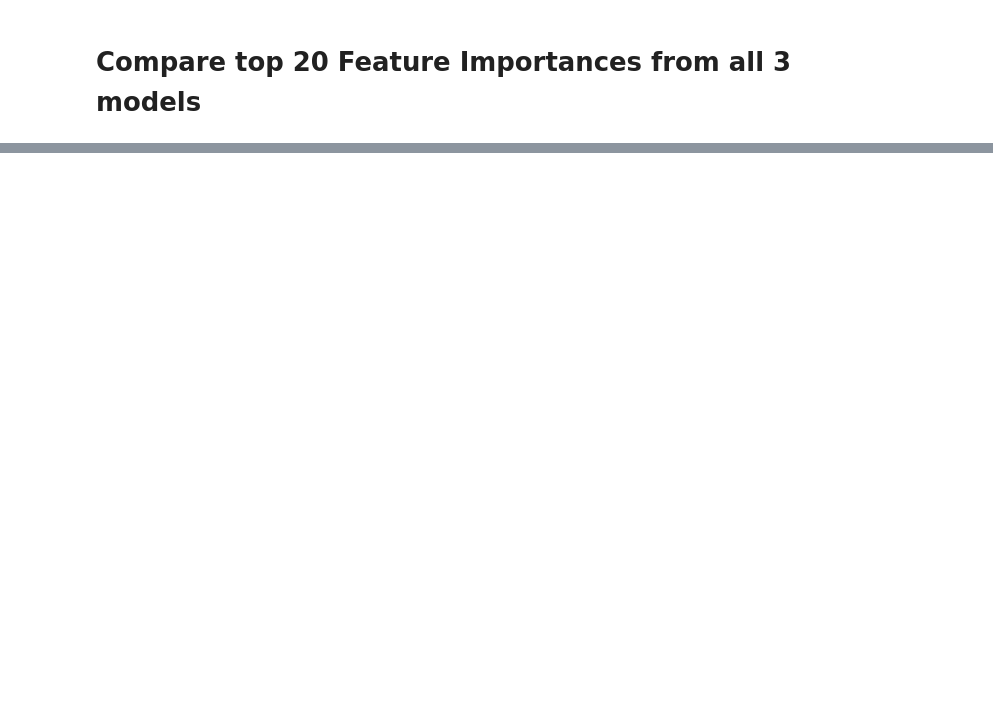
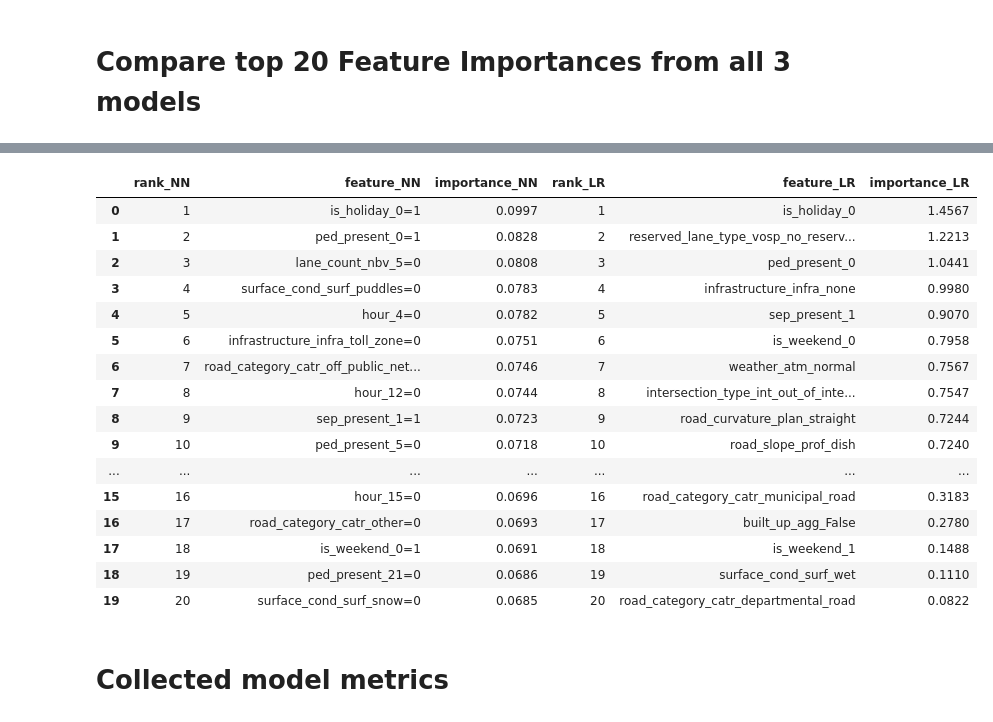
Before and after one commit to August-JF-Perez/AugustP_Crash_Location_Characterization, a Jupyter notebook: Capstone_3_Everything.ipynb, the cells around one changed output, grey strips where cells are left out. Saved outputs shown, nothing was run; the diff lists cells and outputs as text; code cells hidden in the pictures; blank space fills up the shorter version.

```diff
--- a/Capstone_3_Everything.ipynb
+++ b/Capstone_3_Everything.ipynb
@@ -4107,0 +4209,7 @@ display(Image(filename='figures/plot_top_20_nn.png'))
+# %%
+#See where NN & LR models agree on important features
+
+feats_NN_LR = feats_all[['rank_NN', 'feature_NN', 'importance_NN', 'rank_LR', 'feature_LR', 'importance_LR']]
+
+
+feats_NN_LR = feats_NN_LR.sort_values(by='rank_LR', ascending=True)
@@ -4107,0 +4244,22 @@ display(Image(filename='figures/plot_top_20_nn.png'))
+# %%
+feats_NN_LR
+# %% [output]
+|  | rank_NN | feature_NN | importance_NN | rank_LR | feature_LR | importance_LR |
+| 0 | 1 | is_holiday_0=1 | 0.0997 | 1 | is_holiday_0 | 1.4567 |
+| 1 | 2 | ped_present_0=1 | 0.0828 | 2 | reserved_lane_type_vosp_no_reserv... | 1.2213 |
+| 2 | 3 | lane_count_nbv_5=0 | 0.0808 | 3 | ped_present_0 | 1.0441 |
+| 3 | 4 | surface_cond_surf_puddles=0 | 0.0783 | 4 | infrastructure_infra_none | 0.9980 |
+| 4 | 5 | hour_4=0 | 0.0782 | 5 | sep_present_1 | 0.9070 |
+| 5 | 6 | infrastructure_infra_toll_zone=0 | 0.0751 | 6 | is_weekend_0 | 0.7958 |
+| 6 | 7 | road_category_catr_off_public_net... | 0.0746 | 7 | weather_atm_normal | 0.7567 |
+| 7 | 8 | hour_12=0 | 0.0744 | 8 | intersection_type_int_out_of_inte... | 0.7547 |
+| 8 | 9 | sep_present_1=1 | 0.0723 | 9 | road_curvature_plan_straight | 0.7244 |
+| 9 | 10 | ped_present_5=0 | 0.0718 | 10 | road_slope_prof_dish | 0.7240 |
+| ... | ... | ... | ... | ... | ... | ... |
+| 15 | 16 | hour_15=0 | 0.0696 | 16 | road_category_catr_municipal_road | 0.3183 |
+| 16 | 17 | road_category_catr_other=0 | 0.0693 | 17 | built_up_agg_False | 0.2780 |
+| 17 | 18 | is_weekend_0=1 | 0.0691 | 18 | is_weekend_1 | 0.1488 |
+| 18 | 19 | ped_present_21=0 | 0.0686 | 19 | surface_cond_surf_wet | 0.1110 |
+| 19 | 20 | surface_cond_surf_snow=0 | 0.0685 | 20 | road_category_catr_departmental_road | 0.0822 |
+# %% [markdown]
+# Collected model metrics
```
Also changed, not shown: parts of 47 cells of this notebook, 1 other file.
